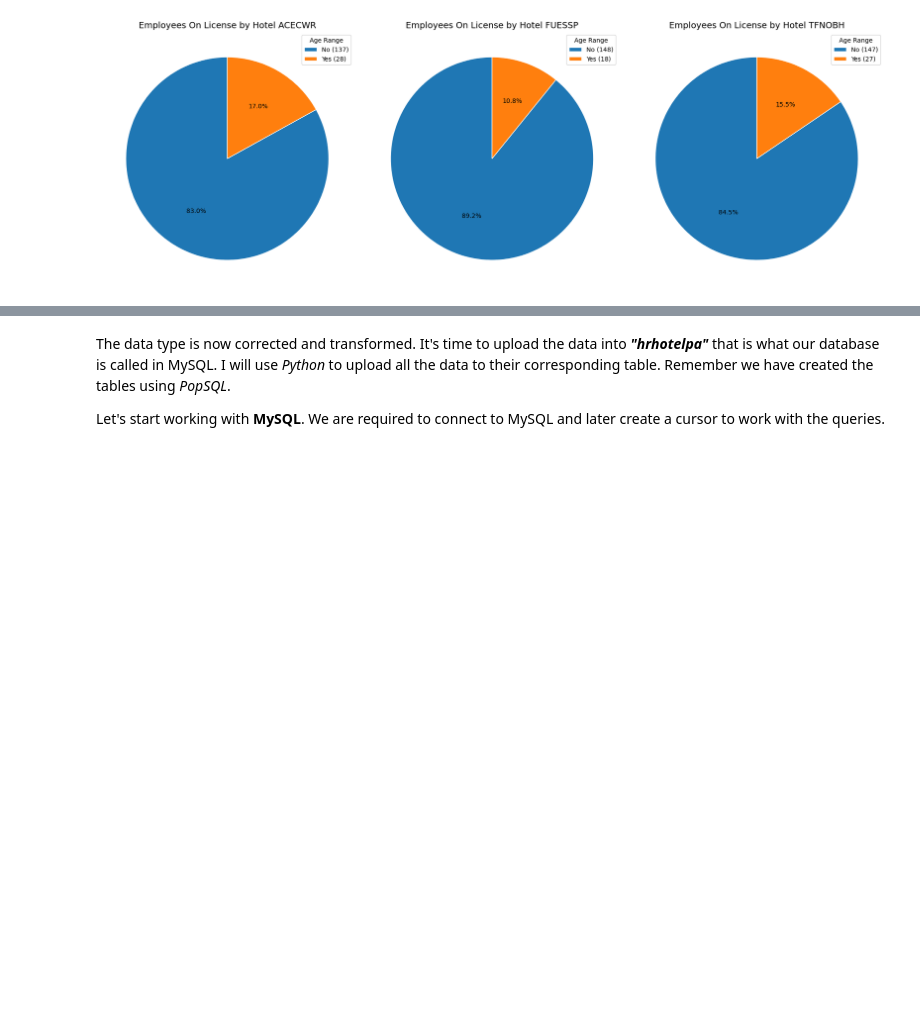
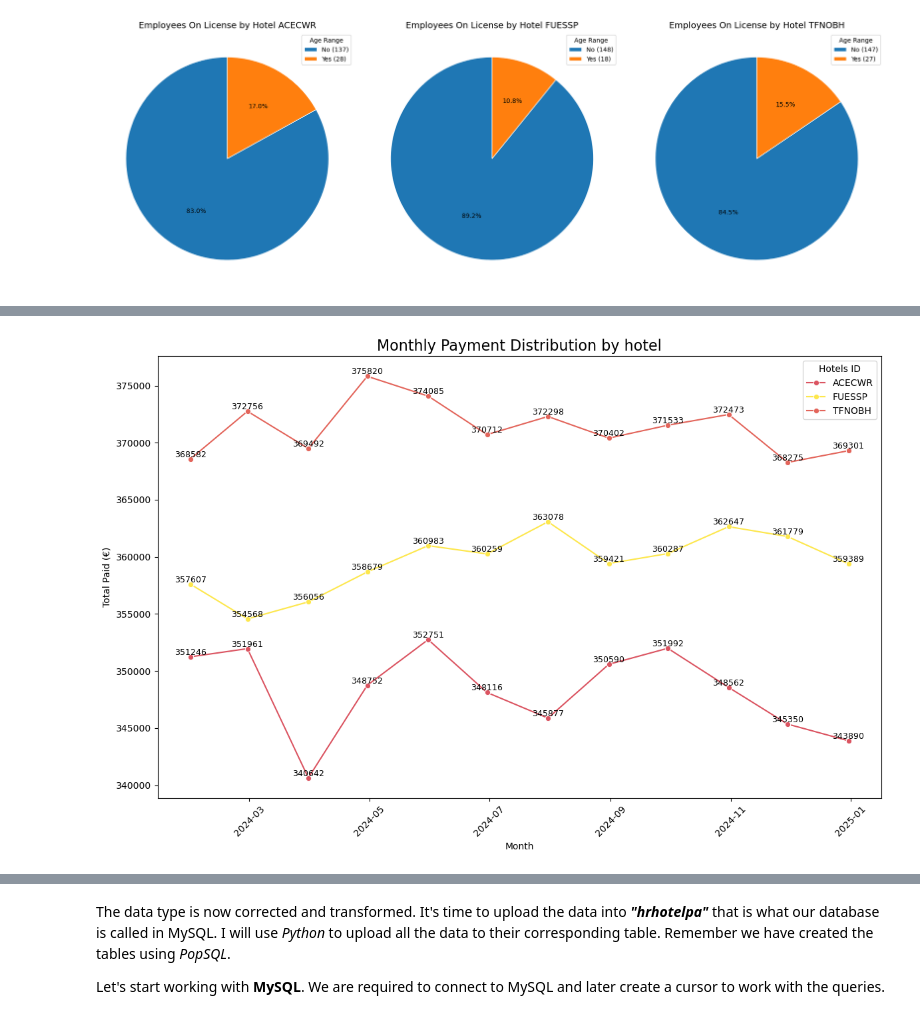
Before and after one commit to nachogalasso/da_python, a Jupyter notebook: hotel_hranalytics/hhanalysis.ipynb, the cells around one changed output, grey strips where cells are left out. Drawn from its saved outputs; the diff is of its cells as text; code cells hidden in the pictures; blank space fills up the shorter version.

```diff
--- a/hotel_hranalytics/hhanalysis.ipynb
+++ b/hotel_hranalytics/hhanalysis.ipynb
@@ -568,0 +657,30 @@ print('Number of missing values: ', new_missing_values)
+# %%
+monthly_payment_by_hotel = emp_wages_wfc.groupby([pd.Grouper(key='Payment_date', freq='M'), 'hotel_id_x']).agg({
+    'total_paid_NH': 'sum',
+}).reset_index()
+
+plt.figure(figsize=(12, 8))
+sns.lineplot(
+    data=monthly_payment_by_hotel,
+    x='Payment_date',
+    y='total_paid_NH',
+    hue='hotel_id_x',
+    palette=['#DB5461', '#FDE74C', '#3891A6'],
+    marker='o',
+    )
+
+for hotel in monthly_payment_by_hotel['hotel_id_x'].unique():
+    hotel_data = monthly_payment_by_hotel[monthly_payment_by_hotel['hotel_id_x'] == hotel]
+    for x, y in zip(hotel_data['Payment_date'], hotel_data['total_paid_NH']):
+        plt.text(x, y, f'{y:.0f}', fontsize=9, ha='center', va='bottom')
+
+plt.title('Monthly Payment Distribution by hotel', fontsize=16)
+plt.xlabel('Month')
+plt.ylabel('Total Paid (€)')
+plt.xticks(rotation=45)
+plt.legend(title='Hotels ID')
+plt.tight_layout()
+
+plt.show()
+# %% [output]
+[figure, added]
```
Also changed, not shown: parts of 10 cells of this notebook.
